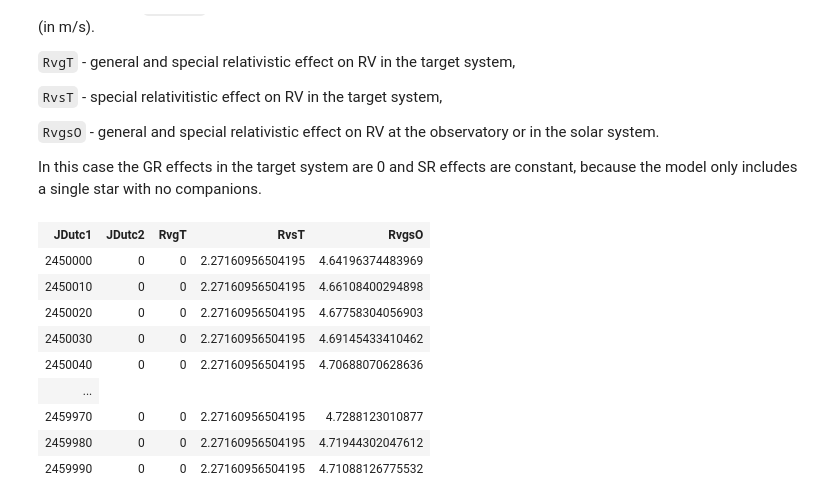
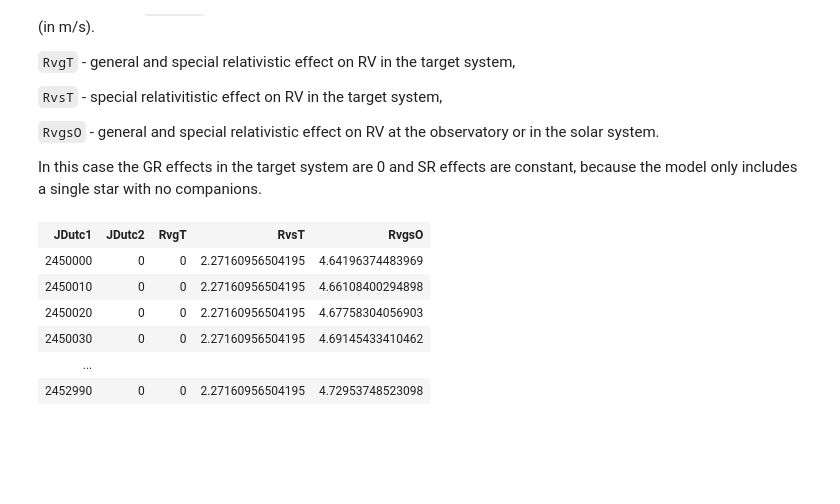
Before and after one commit to phillippro/pexo, a Jupyter notebook: demos/demo-high.ipynb, the cells around one changed output. Drawn from its saved outputs; the diff is of its cells as text; code cells hidden in the pictures; blank space fills up the shorter version.

```diff
--- a/demos/demo-high.ipynb
+++ b/demos/demo-high.ipynb
@@ -59,15 +61,12 @@ The output file (`out.txt`) contains a table with 5 columns, including Julian da
 In this case the GR effects in the target system are 0 and SR effects are constant, because the model only includes a single star with no companions.
 # %%
 from utilities import Table
-Table("high-out.txt")
+Table("../results/high-out.txt")
 # %% [output]
 | JDutc1 | JDutc2 | RvgT | RvsT | RvgsO |
 | 2450000 | 0 | 0 | 2.27160956504195 | 4.64196374483969 |
 | 2450010 | 0 | 0 | 2.27160956504195 | 4.66108400294898 |
 | 2450020 | 0 | 0 | 2.27160956504195 | 4.67758304056903 |
 | 2450030 | 0 | 0 | 2.27160956504195 | 4.69145433410462 |
-| 2450040 | 0 | 0 | 2.27160956504195 | 4.70688070628636 |
 | ... |
-| 2459970 | 0 | 0 | 2.27160956504195 | 4.7288123010877 |
-| 2459980 | 0 | 0 | 2.27160956504195 | 4.71944302047612 |
-| 2459990 | 0 | 0 | 2.27160956504195 | 4.71088126775532 |
+| 2452990 | 0 | 0 | 2.27160956504195 | 4.72953748523098 |
```
Also changed, not shown: parts of 5 cells of this notebook, 10 other files.
